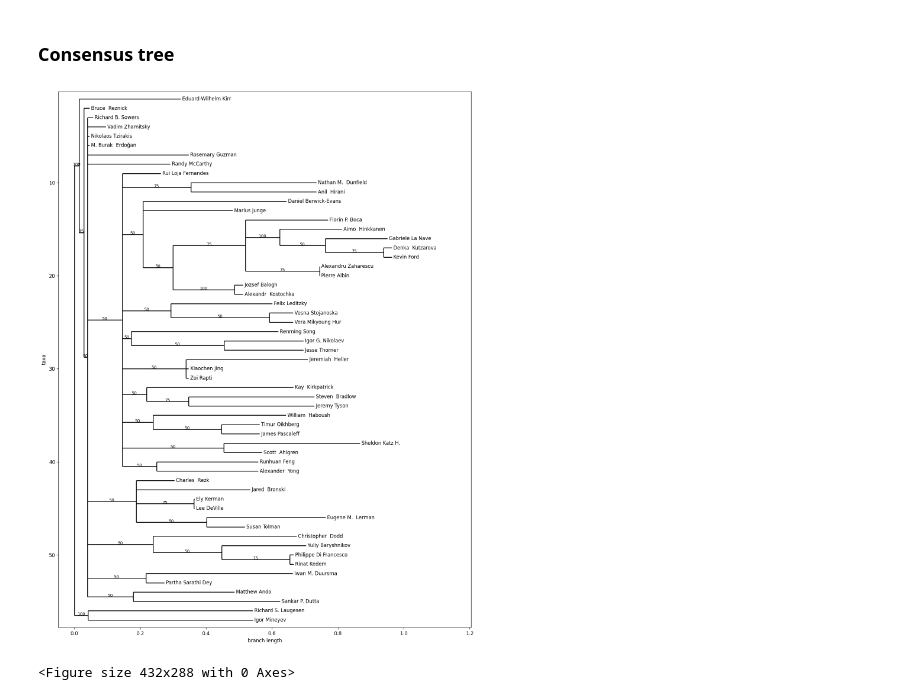
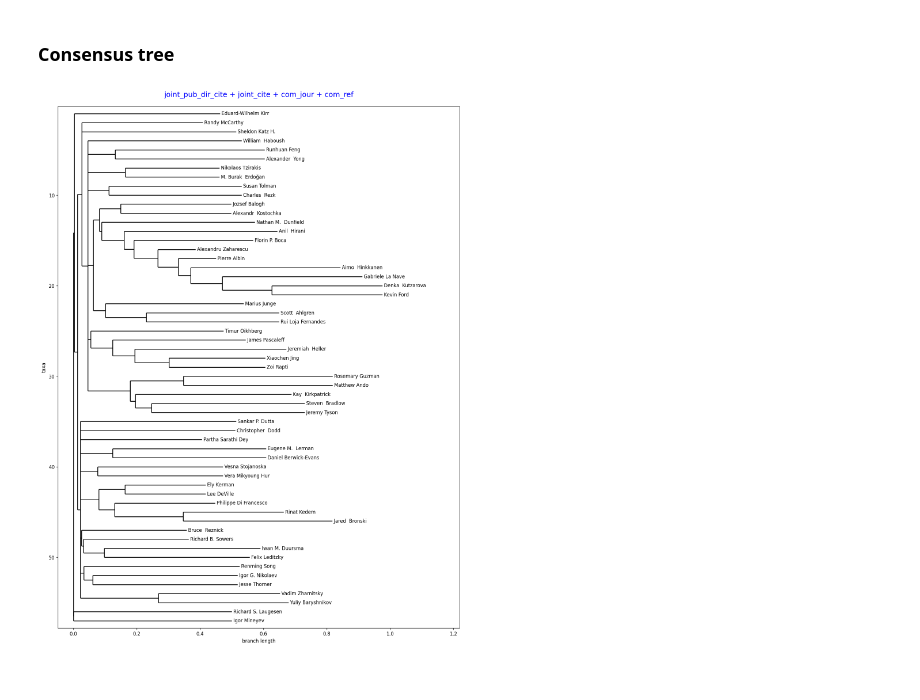
Before and after one commit to CoulsonZhang/Deep_Structure, a Jupyter notebook: Clustering/ConsensusTrees.ipynb, the cells around one changed output. Saved outputs shown, nothing was run; the diff lists cells and outputs as text; code cells hidden in the pictures.

```diff
--- a/Clustering/ConsensusTrees.ipynb
+++ b/Clustering/ConsensusTrees.ipynb
@@ -34,7 +34,7 @@ def phylo_dmatrix_from_numpy(labels, distance_mat):
 # %% [markdown]
 ### Distance Function
 # %%
-def d1(similarity: np.ndarray, r: float =1.5) -> np.ndarray:
+def d1(similarity: np.ndarray, r: float =1.05) -> np.ndarray:
     np.fill_diagonal(similarity, 0)
     ret = 1/np.power(r, similarity)
     np.fill_diagonal(ret, 0)
@@ -159,11 +161,12 @@ consensus_tree = Consensus.majority_consensus(phylo_trees, cutoff=0.5)
 # %%
 fig = plt.figure(figsize=(15, 20), dpi=120)
 axes = fig.add_subplot(1, 1, 1)
-Phylo.draw(consensus_tree, axes=axes, do_show=True)
-plt.savefig("consensus.png")
+fontdic = {'fontsize': 15, 'color':  'blue'}
+axes.set_title("joint_pub_dir_cite + joint_cite + com_jour + com_ref", fontdict=fontdic, pad=20)
+Phylo.draw(consensus_tree, axes=axes, show_confidence=False, do_show=False)
+plt.savefig("tree_images/consensus_jpdc-jc-cj-cr.png")
 # %% [output]
-[figure, old version]
+[figure, new version]
-<Figure size 432x288 with 0 Axes>
 # %%
 i = 0
 for tree in phylo_trees:
```
Also changed, not shown: parts of 4 cells of this notebook, 6 other files.
